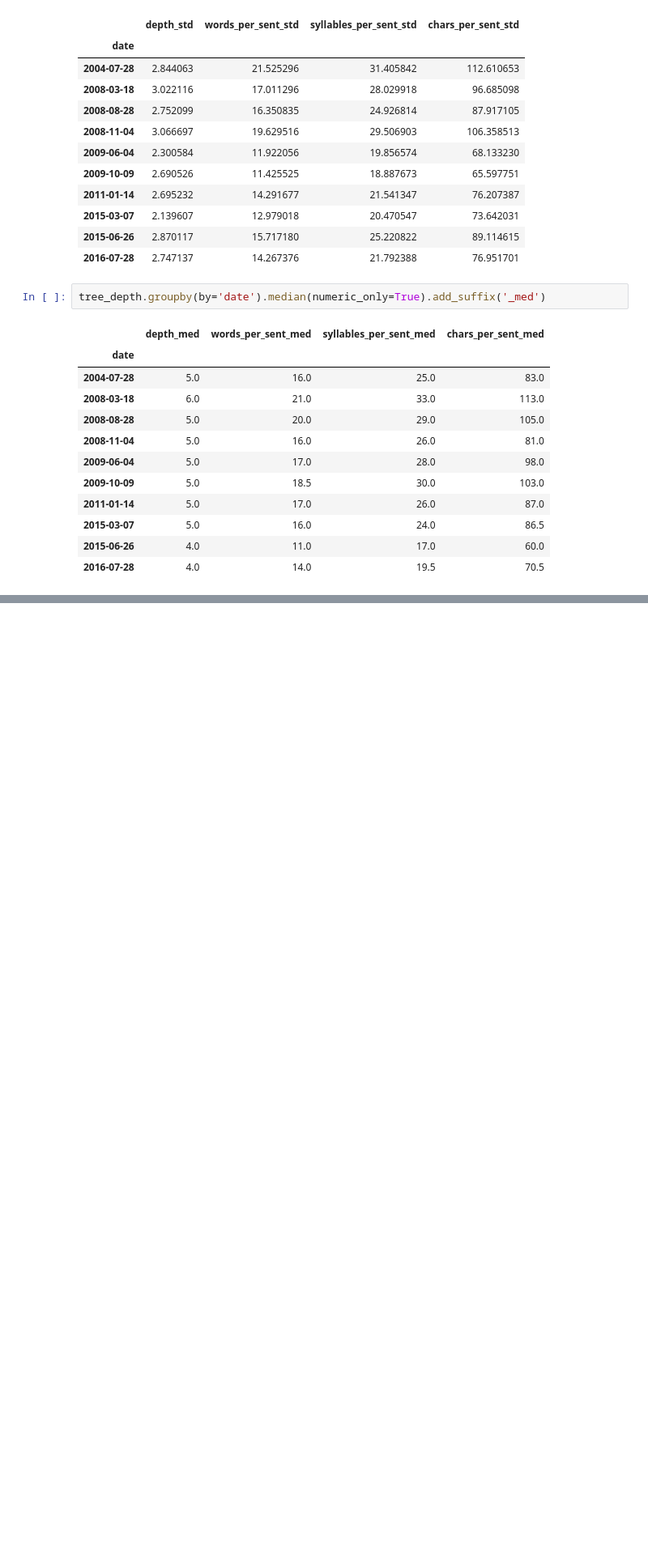
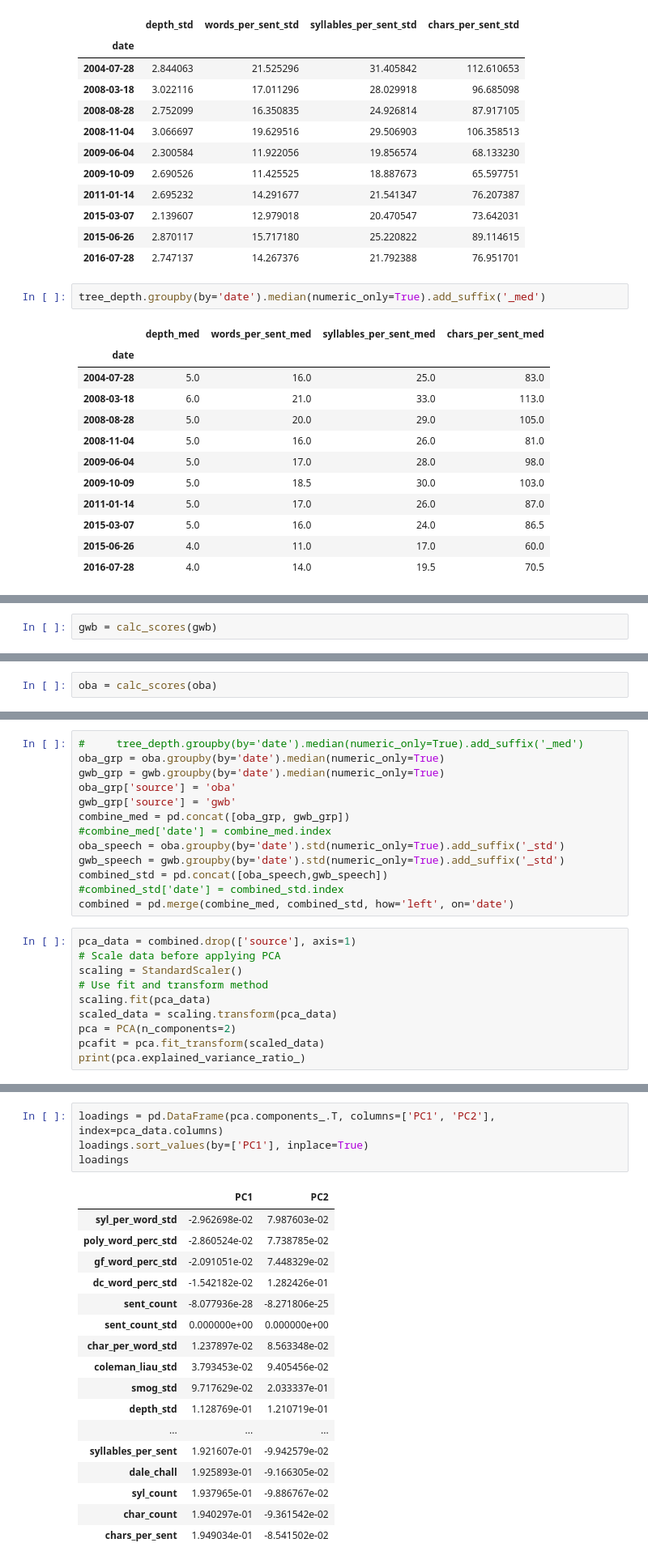
Before and after one commit to pday2/ObamaNLP, a Jupyter notebook: sentenceLength.ipynb, the cells around one changed output, grey strips where cells are left out. Shown at 81% size. Drawn from its saved outputs; the diff is of its cells as text; blank space fills up the shorter version.

Commit message:
sentence variance update

```diff
--- a/sentenceLength.ipynb
+++ b/sentenceLength.ipynb
@@ -831,0 +915,2 @@ fig.show()
+# %%
+gwb = calc_scores(gwb)
@@ -831,0 +929,2 @@ fig.show()
+# %%
+oba = calc_scores(oba)
@@ -831,0 +945,23 @@ fig.show()
+# %%
+#     tree_depth.groupby(by='date').median(numeric_only=True).add_suffix('_med')
+oba_grp = oba.groupby(by='date').median(numeric_only=True)
+gwb_grp = gwb.groupby(by='date').median(numeric_only=True)
+oba_grp['source'] = 'oba'
+gwb_grp['source'] = 'gwb'
+combine_med = pd.concat([oba_grp, gwb_grp])
+#combine_med['date'] = combine_med.index
+oba_speech = oba.groupby(by='date').std(numeric_only=True).add_suffix('_std')
+gwb_speech = gwb.groupby(by='date').std(numeric_only=True).add_suffix('_std')
+combined_std = pd.concat([oba_speech,gwb_speech])
+#combined_std['date'] = combined_std.index
+combined = pd.merge(combine_med, combined_std, how='left', on='date')
+# %%
+pca_data = combined.drop(['source'], axis=1)
+# Scale data before applying PCA
+scaling = StandardScaler()
+# Use fit and transform method
+scaling.fit(pca_data)
+scaled_data = scaling.transform(pca_data)
+pca = PCA(n_components=2)
+pcafit = pca.fit_transform(scaled_data)
+print(pca.explained_variance_ratio_)
@@ -831,0 +980,22 @@ fig.show()
+# %%
+loadings = pd.DataFrame(pca.components_.T, columns=['PC1', 'PC2'], index=pca_data.columns)
+loadings.sort_values(by=['PC1'], inplace=True)
+loadings
+# %% [output]
+|  | PC1 | PC2 |
+| syl_per_word_std | -2.962698e-02 | 7.987603e-02 |
+| poly_word_perc_std | -2.860524e-02 | 7.738785e-02 |
+| gf_word_perc_std | -2.091051e-02 | 7.448329e-02 |
+| dc_word_perc_std | -1.542182e-02 | 1.282426e-01 |
+| sent_count | -8.077936e-28 | -8.271806e-25 |
+| sent_count_std | 0.000000e+00 | 0.000000e+00 |
+| char_per_word_std | 1.237897e-02 | 8.563348e-02 |
+| coleman_liau_std | 3.793453e-02 | 9.405456e-02 |
+| smog_std | 9.717629e-02 | 2.033337e-01 |
+| depth_std | 1.128769e-01 | 1.210719e-01 |
+| ... | ... | ... |
+| syllables_per_sent | 1.921607e-01 | -9.942579e-02 |
+| dale_chall | 1.925893e-01 | -9.166305e-02 |
+| syl_count | 1.937965e-01 | -9.886767e-02 |
+| char_count | 1.940297e-01 | -9.361542e-02 |
+| chars_per_sent | 1.949034e-01 | -8.541502e-02 |
```
Also changed, not shown: parts of 29 cells of this notebook, 5 other files.
